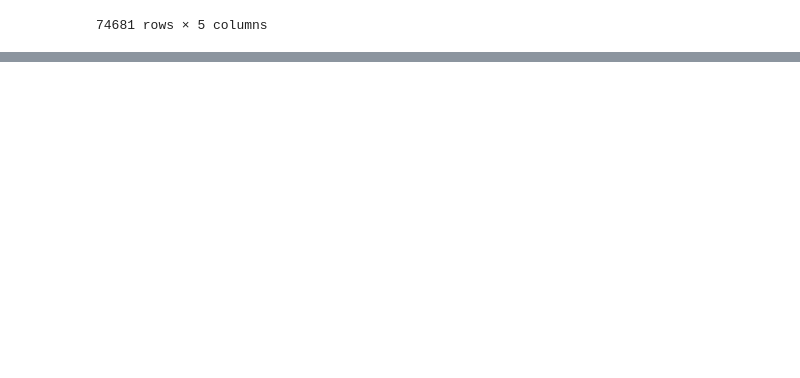
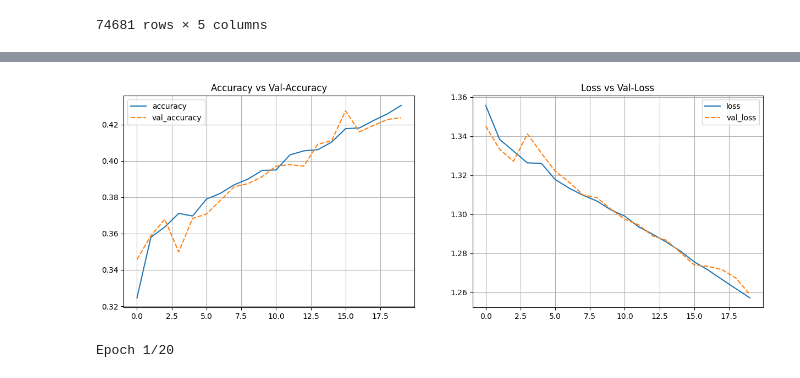
Before and after one commit to gilangwd/Twitter-Sentiment-Analysis, a Jupyter notebook: nlp_analysis.ipynb, the cells around one changed output, grey strips where cells are left out. Cells and saved outputs as stored; diff of their text form; code cells hidden in the pictures; blank space fills up the shorter version.

```diff
--- a/nlp_analysis.ipynb
+++ b/nlp_analysis.ipynb
@@ -206,0 +532,25 @@ df
+# %%
+# Model Training using LSTM with Transfer Learning
+
+from tensorflow.keras.models import Sequential
+from tensorflow.keras.layers import Dense, LSTM, Bidirectional, GRU, Dropout, Reshape
+
+## Clear Session
+seed = 20
+tf.keras.backend.clear_session()
+np.random.seed(seed)
+tf.random.set_seed(seed)
+
+## Define the architecture
+model_lstm_2 = Sequential()
+model_lstm_2.add(hub_layer)
+model_lstm_2.add(Reshape((128, 1)))
+model_lstm_2.add(Bidirectional(LSTM(32, return_sequences=True, kernel_initializer=tf.keras.initializers.GlorotUniform(seed))))
+model_lstm_2.add(Dropout(0.1))
+model_lstm_2.add(Bidirectional(LSTM(16, kernel_initializer=tf.keras.initializers.GlorotUniform(seed))))
+model_lstm_2.add(Dropout(0.1))
+model_lstm_2.add(Dense(4, activation='softmax'))
+
+model_lstm_2.compile(loss='categorical_crossentropy', optimizer='adam', metrics='accuracy')
+
+model_lstm_2_hist = model_lstm_2.fit(X_train, y_train_ohe, epochs=20, validation_data=(X_val, y_val_ohe))
@@ -206,0 +575,43 @@ df
+# %%
+# Plot Training Results
+
+model_lstm_2_hist_df = pd.DataFrame(model_lstm_2_hist.history)
+
+plt.figure(figsize=(15, 5))
+plt.subplot(1, 2, 1)
+sns.lineplot(data=model_lstm_2_hist_df[['accuracy', 'val_accuracy']])
+plt.grid()
+plt.title('Accuracy vs Val-Accuracy')
+
+plt.subplot(1, 2, 2)
+sns.lineplot(data=model_lstm_2_hist_df[['loss', 'val_loss']])
+plt.grid()
+plt.title('Loss vs Val-Loss')
+plt.show()
+# %% [output]
+[figure, added]
+# %%
+## Batch Size 128
+
+## Clear Session
+seed = 20
+tf.keras.backend.clear_session()
+np.random.seed(seed)
+tf.random.set_seed(seed)
+
+## Define the architecture
+model_lstm_3 = Sequential()
+model_lstm_3.add(text_vectorization)
+model_lstm_3.add(embedding)
+model_lstm_3.add(Bidirectional(LSTM(32, return_sequences=True, kernel_initializer=tf.keras.initializers.GlorotUniform(seed))))
+model_lstm_3.add(Dropout(0.1))
+model_lstm_3.add(Bidirectional(LSTM(16, kernel_initializer=tf.keras.initializers.GlorotUniform(seed))))
+model_lstm_3.add(Dropout(0.1))
+model_lstm_3.add(Dense(4, activation='softmax'))
+
+model_lstm_3.compile(loss='categorical_crossentropy', optimizer='adam', metrics='accuracy')
+
+batch = 128
+model_lstm_3_hist = model_lstm_3.fit(X_train, y_train_ohe, epochs=20, batch_size=batch, validation_data=(X_val, y_val_ohe))
+# %% [output]
+Epoch 1/20
```
Also changed, not shown: parts of 24 cells of this notebook.
